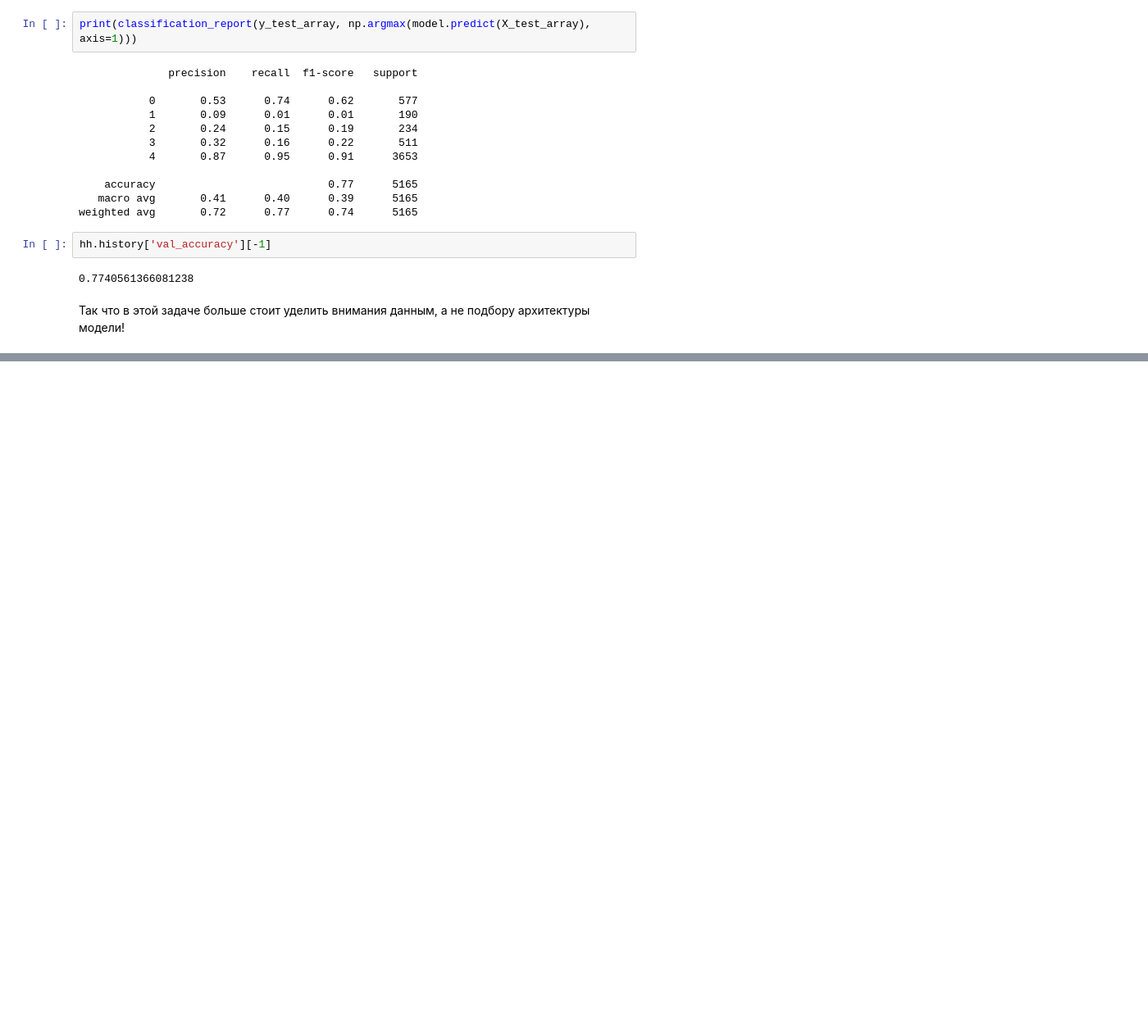
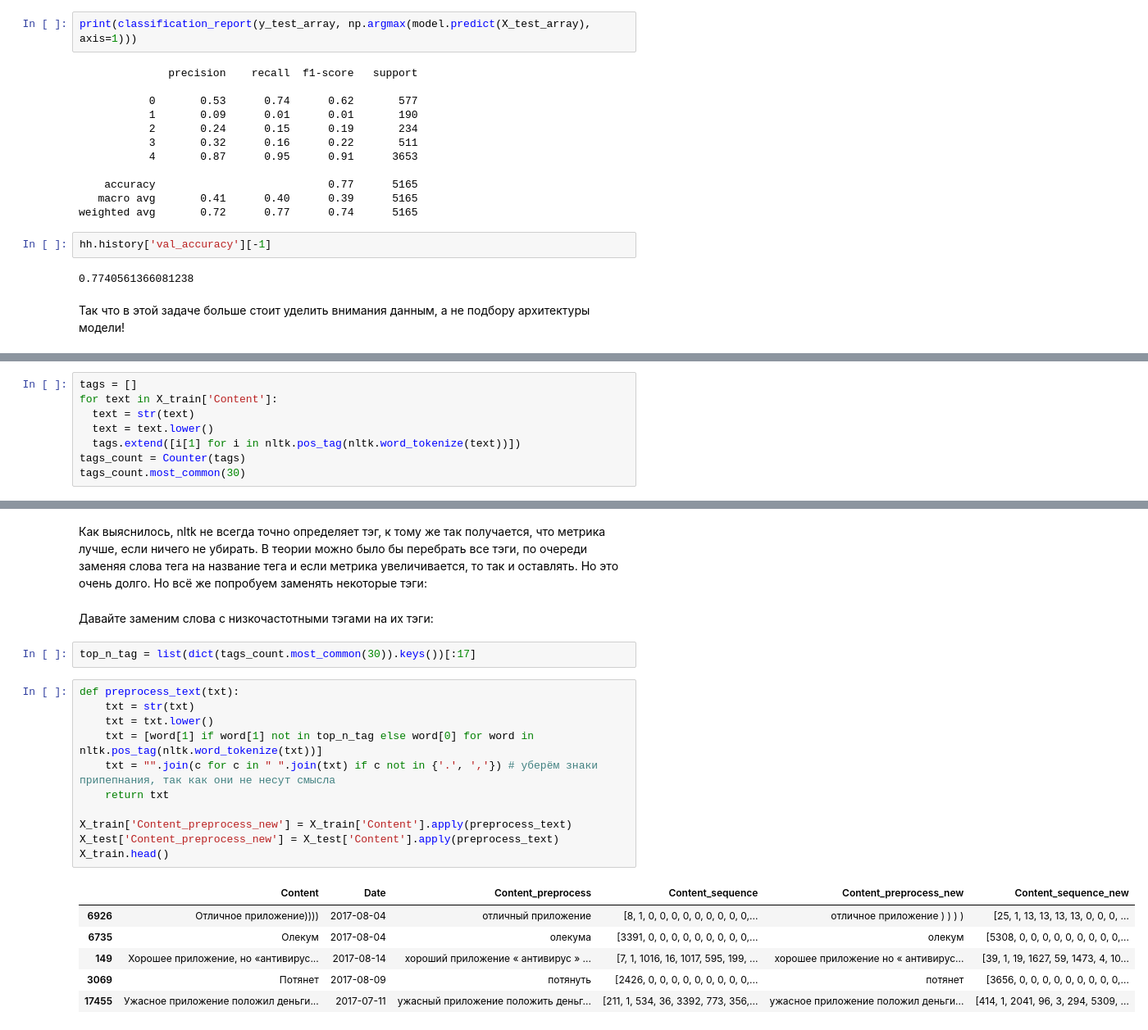
Before and after one commit to FKz11/NLP, a Jupyter notebook: lesson_8.ipynb, the cells around one changed output, grey strips where cells are left out. Shown: that part at 82% size. Cells and saved outputs as stored; diff of their text form; blank space fills up the shorter version.

```diff
--- a/lesson_8.ipynb
+++ b/lesson_8.ipynb
@@ -937,0 +942,8 @@ hh.history['val_accuracy'][-1]
+# %%
+tags = []
+for text in X_train['Content']:
+  text = str(text)
+  text = text.lower()
+  tags.extend([i[1] for i in nltk.pos_tag(nltk.word_tokenize(text))])
+tags_count = Counter(tags)
+tags_count.most_common(30)
@@ -937,0 +968,24 @@ hh.history['val_accuracy'][-1]
+# %% [markdown]
+Как выяснилось, nltk не всегда точно определяет тэг, к тому же так получается, что метрика лучше, если ничего не убирать. В теории можно было бы перебрать все тэги, по очереди заменяя слова тега на название тега и если метрика увеличивается, то так и оставлять. Но это очень долго. Но всё же попробуем заменять некоторые тэги:
+# %% [markdown]
+Давайте заменим слова с низкочастотными тэгами на их тэги:
+# %%
+top_n_tag = list(dict(tags_count.most_common(30)).keys())[:17]
+# %%
+def preprocess_text(txt):
+    txt = str(txt)
+    txt = txt.lower()
+    txt = [word[1] if word[1] not in top_n_tag else word[0] for word in nltk.pos_tag(nltk.word_tokenize(txt))]
+    txt = "".join(c for c in " ".join(txt) if c not in {'.', ','}) # уберём знаки припепнания, так как они не несут смысла
+    return txt
+
+X_train['Content_preprocess_new'] = X_train['Content'].apply(preprocess_text)
+X_test['Content_preprocess_new'] = X_test['Content'].apply(preprocess_text)
+X_train.head()
+# %% [output]
+|  | Content | Date | Content_preprocess | Content_sequence | Content_preprocess_new | Content_sequence_new |
+| 6926 | Отличное приложение)))) | 2017-08-04 | отличный приложение | [8, 1, 0, 0, 0, 0, 0, 0, 0, 0, 0,... | отличное приложение ) ) ) ) | [25, 1, 13, 13, 13, 13, 0, 0, 0, ... |
+| 6735 | Олекум | 2017-08-04 | олекума | [3391, 0, 0, 0, 0, 0, 0, 0, 0, 0,... | олекум | [5308, 0, 0, 0, 0, 0, 0, 0, 0, 0,... |
+| 149 | Хорошее приложение, но «антивирус... | 2017-08-14 | хороший приложение « антивирус » ... | [7, 1, 1016, 16, 1017, 595, 199, ... | хорошее приложение но « антивирус... | [39, 1, 19, 1627, 59, 1473, 4, 10... |
+| 3069 | Потянет | 2017-08-09 | потянуть | [2426, 0, 0, 0, 0, 0, 0, 0, 0, 0,... | потянет | [3656, 0, 0, 0, 0, 0, 0, 0, 0, 0,... |
+| 17455 | Ужасное приложение положил деньги... | 2017-07-11 | ужасный приложение положить деньг... | [211, 1, 534, 36, 3392, 773, 356,... | ужасное приложение положил деньги... | [414, 1, 2041, 96, 3, 294, 5309, ... |
```
Also changed, not shown: parts of 22 cells of this notebook.
